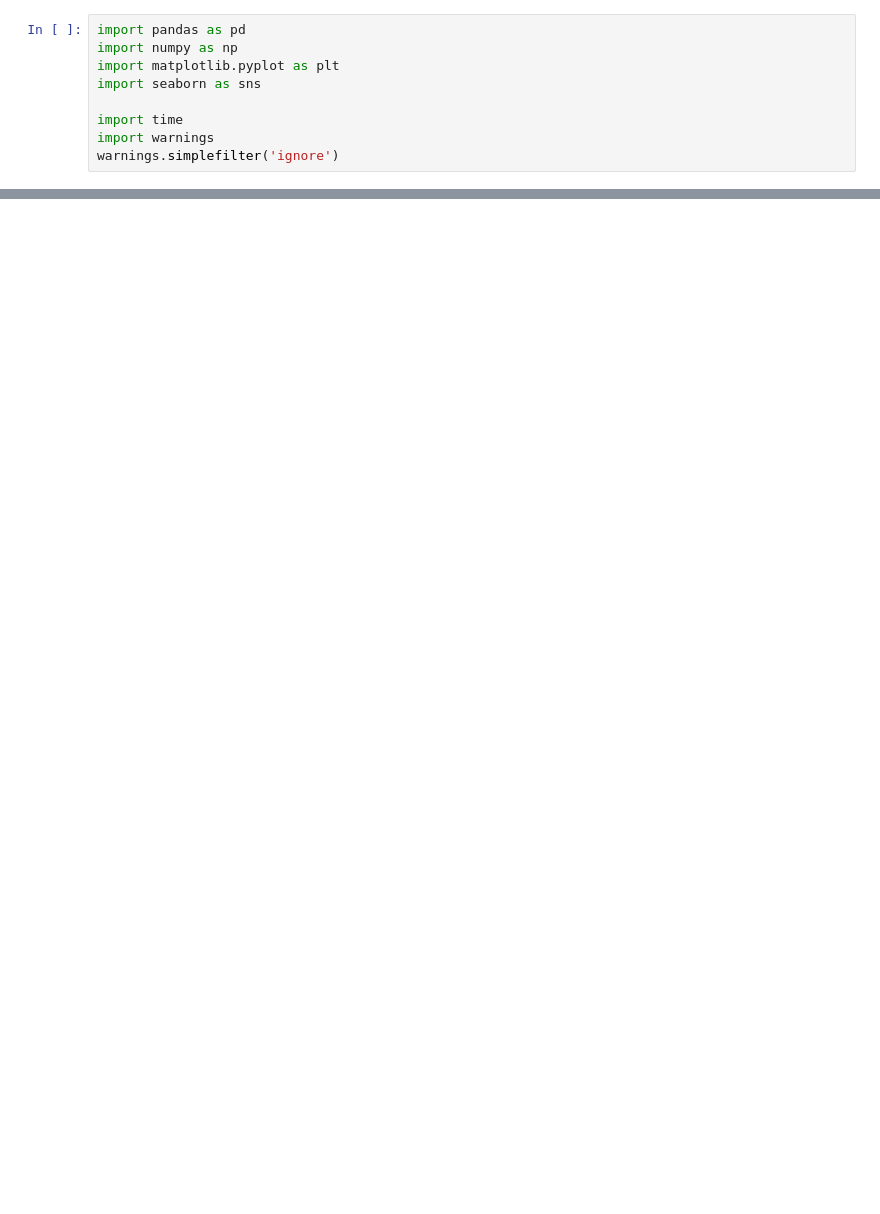
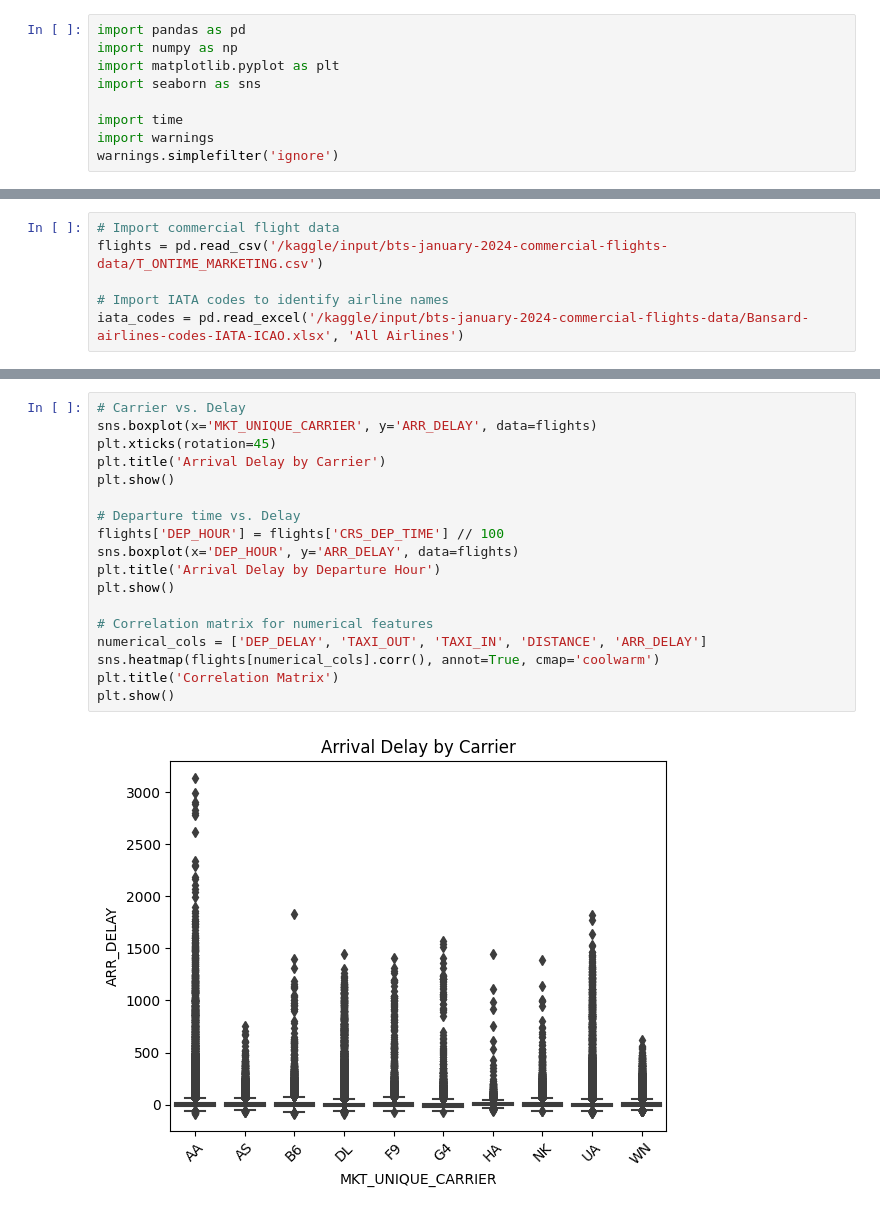
Before and after one commit to vanezp01/datalabs, a Jupyter notebook: predict-commercial-flight.ipynb, the cells around one changed output, grey strips where cells are left out. Saved outputs shown, nothing was run; the diff lists cells and outputs as text; blank space fills up the shorter version.

Commit message:
Kaggle Notebook | Predict Commercial Flight Delays | Version 5

```diff
--- a/predict-commercial-flight.ipynb
+++ b/predict-commercial-flight.ipynb
@@ -292,0 +14,6 @@ fig_components.show()
+# %%
+# Import commercial flight data
+flights = pd.read_csv('/kaggle/input/bts-january-2024-commercial-flights-data/T_ONTIME_MARKETING.csv')
+
+# Import IATA codes to identify airline names
+iata_codes = pd.read_excel('/kaggle/input/bts-january-2024-commercial-flights-data/Bansard-airlines-codes-IATA-ICAO.xlsx', 'All Airlines')
@@ -292,0 +90,20 @@ fig_components.show()
+# %%
+# Carrier vs. Delay
+sns.boxplot(x='MKT_UNIQUE_CARRIER', y='ARR_DELAY', data=flights)
+plt.xticks(rotation=45)
+plt.title('Arrival Delay by Carrier')
+plt.show()
+
+# Departure time vs. Delay
+flights['DEP_HOUR'] = flights['CRS_DEP_TIME'] // 100
+sns.boxplot(x='DEP_HOUR', y='ARR_DELAY', data=flights)
+plt.title('Arrival Delay by Departure Hour')
+plt.show()
+
+# Correlation matrix for numerical features
+numerical_cols = ['DEP_DELAY', 'TAXI_OUT', 'TAXI_IN', 'DISTANCE', 'ARR_DELAY']
+sns.heatmap(flights[numerical_cols].corr(), annot=True, cmap='coolwarm')
+plt.title('Correlation Matrix')
+plt.show()
+# %% [output]
+[figure, added]
```
Also changed, not shown: parts of 39 cells of this notebook.
